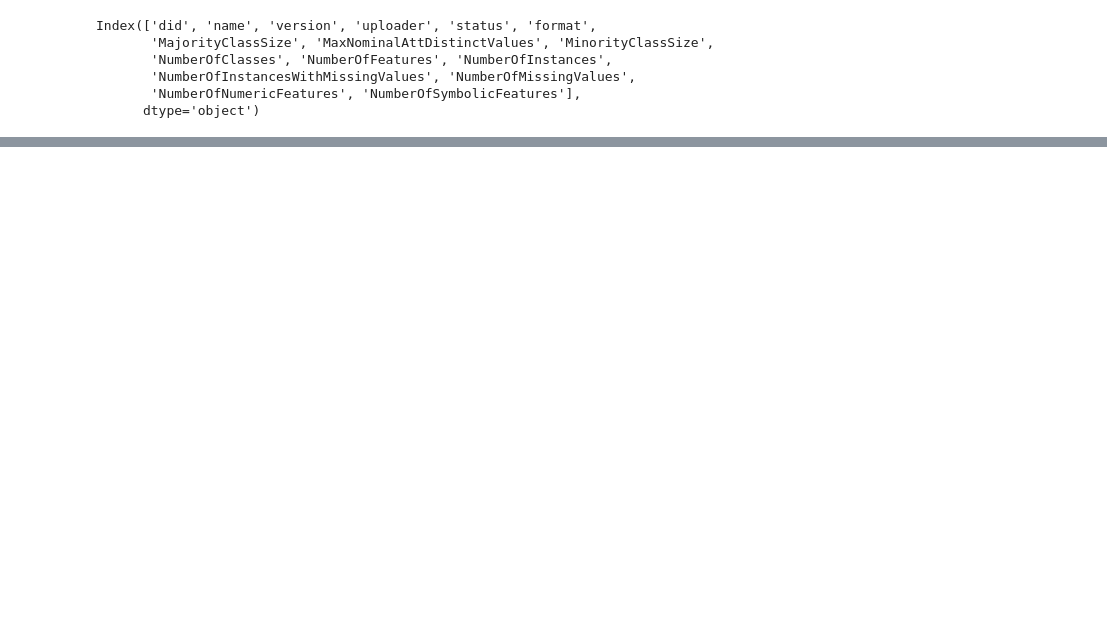
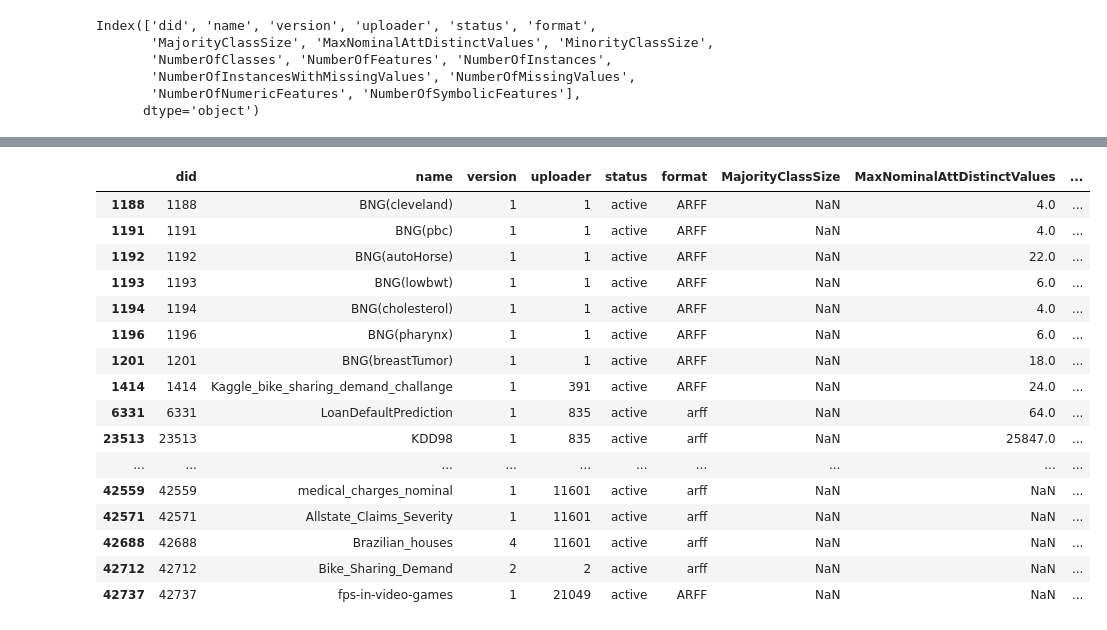
Before and after one commit to thomasjpfan/sk_encoder_cv, a Jupyter notebook: analysis.ipynb, the cells around one changed output, grey strips where cells are left out. Saved outputs shown, nothing was run; the diff lists cells and outputs as text; code cells hidden in the pictures; blank space fills up the shorter version.

```diff
--- a/analysis.ipynb
+++ b/analysis.ipynb
@@ -262,0 +302,20 @@ dataset_with_cats.shape
+# %%
+dataset_with_cats[dataset_with_cats["NumberOfClasses"]== 0.0]
+# %% [output]
+|  | did | name | version | uploader | status | format | MajorityClassSize | MaxNominalAttDistinctValues | ... |
+| 1188 | 1188 | BNG(cleveland) | 1 | 1 | active | ARFF | NaN | 4.0 | ... |
+| 1191 | 1191 | BNG(pbc) | 1 | 1 | active | ARFF | NaN | 4.0 | ... |
+| 1192 | 1192 | BNG(autoHorse) | 1 | 1 | active | ARFF | NaN | 22.0 | ... |
+| 1193 | 1193 | BNG(lowbwt) | 1 | 1 | active | ARFF | NaN | 6.0 | ... |
+| 1194 | 1194 | BNG(cholesterol) | 1 | 1 | active | ARFF | NaN | 4.0 | ... |
+| 1196 | 1196 | BNG(pharynx) | 1 | 1 | active | ARFF | NaN | 6.0 | ... |
+| 1201 | 1201 | BNG(breastTumor) | 1 | 1 | active | ARFF | NaN | 18.0 | ... |
+| 1414 | 1414 | Kaggle_bike_sharing_demand_challange | 1 | 391 | active | ARFF | NaN | 24.0 | ... |
+| 6331 | 6331 | LoanDefaultPrediction | 1 | 835 | active | arff | NaN | 64.0 | ... |
+| 23513 | 23513 | KDD98 | 1 | 835 | active | arff | NaN | 25847.0 | ... |
+| ... | ... | ... | ... | ... | ... | ... | ... | ... | ... |
+| 42559 | 42559 | medical_charges_nominal | 1 | 11601 | active | arff | NaN | NaN | ... |
+| 42571 | 42571 | Allstate_Claims_Severity | 1 | 11601 | active | arff | NaN | NaN | ... |
+| 42688 | 42688 | Brazilian_houses | 4 | 11601 | active | arff | NaN | NaN | ... |
+| 42712 | 42712 | Bike_Sharing_Demand | 2 | 2 | active | arff | NaN | NaN | ... |
+| 42737 | 42737 | fps-in-video-games | 1 | 21049 | active | ARFF | NaN | NaN | ... |
```
Also changed, not shown: parts of 7 cells of this notebook, 41 other files.
